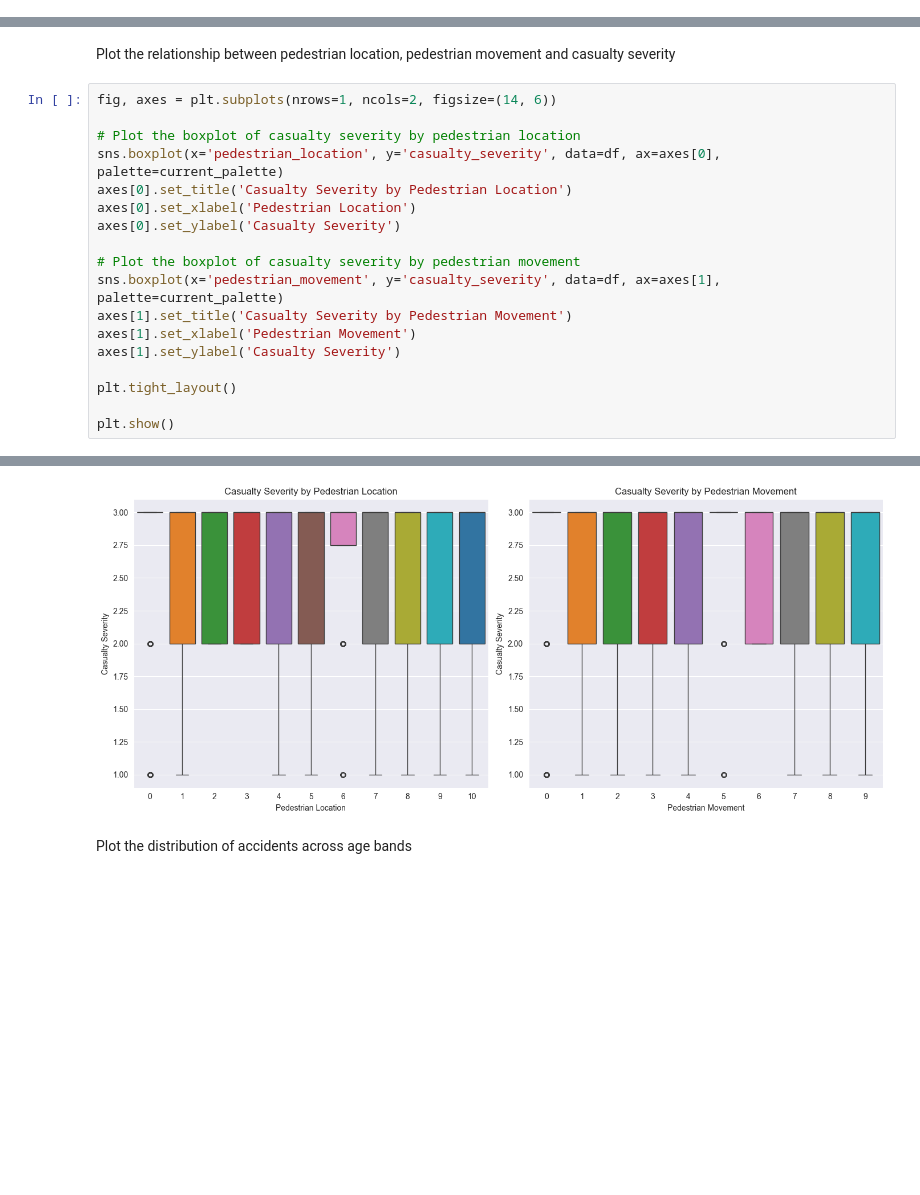
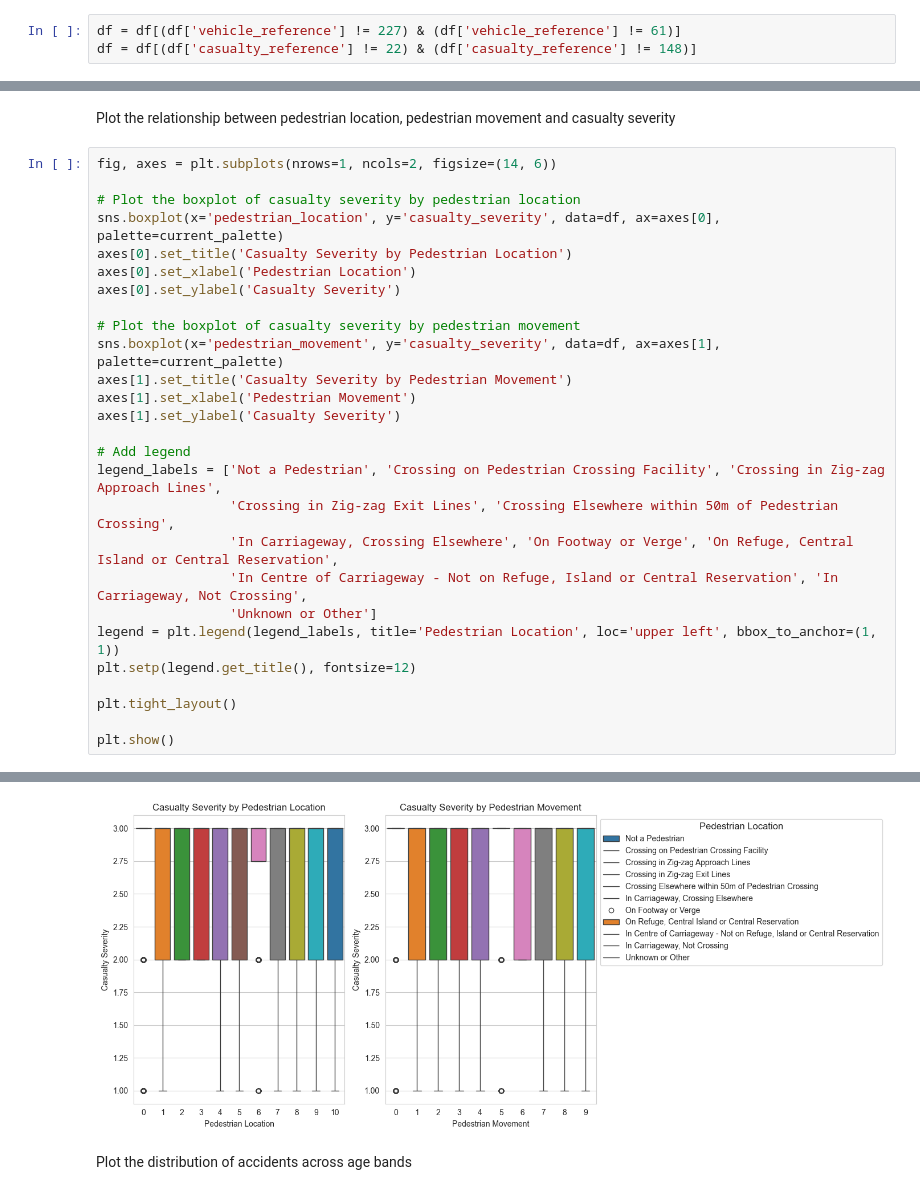
Before and after one commit to samahosseini/RoadAccidentsData2022, a Jupyter notebook: src/main.ipynb, the cells around one changed output, grey strips where cells are left out. Saved outputs shown, nothing was run; the diff lists cells and outputs as text; blank space fills up the shorter version.

```diff
--- a/src/main.ipynb
+++ b/src/main.ipynb
@@ -111,3 +136,6 @@ df.dropna(inplace=True)
+# %%
+df = df[(df['vehicle_reference'] != 227) & (df['vehicle_reference'] != 61)]
+df = df[(df['casualty_reference'] != 22) & (df['casualty_reference'] != 148)]
 # %% [markdown]
 # Data Type Conversion
 # %%
@@ -260,32 +293,41 @@ Plot the relationship between pedestrian location, pedestrian movement and casua
 # %%
 fig, axes = plt.subplots(nrows=1, ncols=2, figsize=(14, 6))
 
 # Plot the boxplot of casualty severity by pedestrian location
 sns.boxplot(x='pedestrian_location', y='casualty_severity', data=df, ax=axes[0], palette=current_palette)
 axes[0].set_title('Casualty Severity by Pedestrian Location')
 axes[0].set_xlabel('Pedestrian Location')
 axes[0].set_ylabel('Casualty Severity')
 
 # Plot the boxplot of casualty severity by pedestrian movement
 sns.boxplot(x='pedestrian_movement', y='casualty_severity', data=df, ax=axes[1], palette=current_palette)
 axes[1].set_title('Casualty Severity by Pedestrian Movement')
 axes[1].set_xlabel('Pedestrian Movement')
 axes[1].set_ylabel('Casualty Severity')
 
+# Add legend
+legend_labels = ['Not a Pedestrian', 'Crossing on Pedestrian Crossing Facility', 'Crossing in Zig-zag Approach Lines',
+                 'Crossing in Zig-zag Exit Lines', 'Crossing Elsewhere within 50m of Pedestrian Crossing',
+                 'In Carriageway, Crossing Elsewhere', 'On Footway or Verge', 'On Refuge, Central Island or Central Reservation',
+                 'In Centre of Carriageway - Not on Refuge, Island or Central Reservation', 'In Carriageway, Not Crossing',
+                 'Unknown or Other']
+legend = plt.legend(legend_labels, title='Pedestrian Location', loc='upper left', bbox_to_anchor=(1, 1))
+plt.setp(legend.get_title(), fontsize=12)
+
 plt.tight_layout()
 
 plt.show()
 # %% [output]
 Passing `palette` without assigning `hue` is deprecated and will be removed in v0.14.0. Assign the `x` variable to `hue` and set `legend=False` for the same effect.
 
   sns.boxplot(x='pedestrian_location', y='casualty_severity', data=df, ax=axes[0], palette=current_palette)
 The palette list has fewer values (10) than needed (11) and will cycle, which may produce an uninterpretable plot.
   sns.boxplot(x='pedestrian_location', y='casualty_severity', data=df, ax=axes[0], palette=current_palette)
 
 Passing `palette` without assigning `hue` is deprecated and will be removed in v0.14.0. Assign the `x` variable to `hue` and set `legend=False` for the same effect.
 
   sns.boxplot(x='pedestrian_movement', y='casualty_severity', data=df, ax=axes[1], palette=current_palette)
-[figure, old version]
+[figure, new version]
 # %% [markdown]
 Plot the distribution of accidents across age bands
 # %%
```
Also changed, not shown: parts of 27 cells of this notebook.
